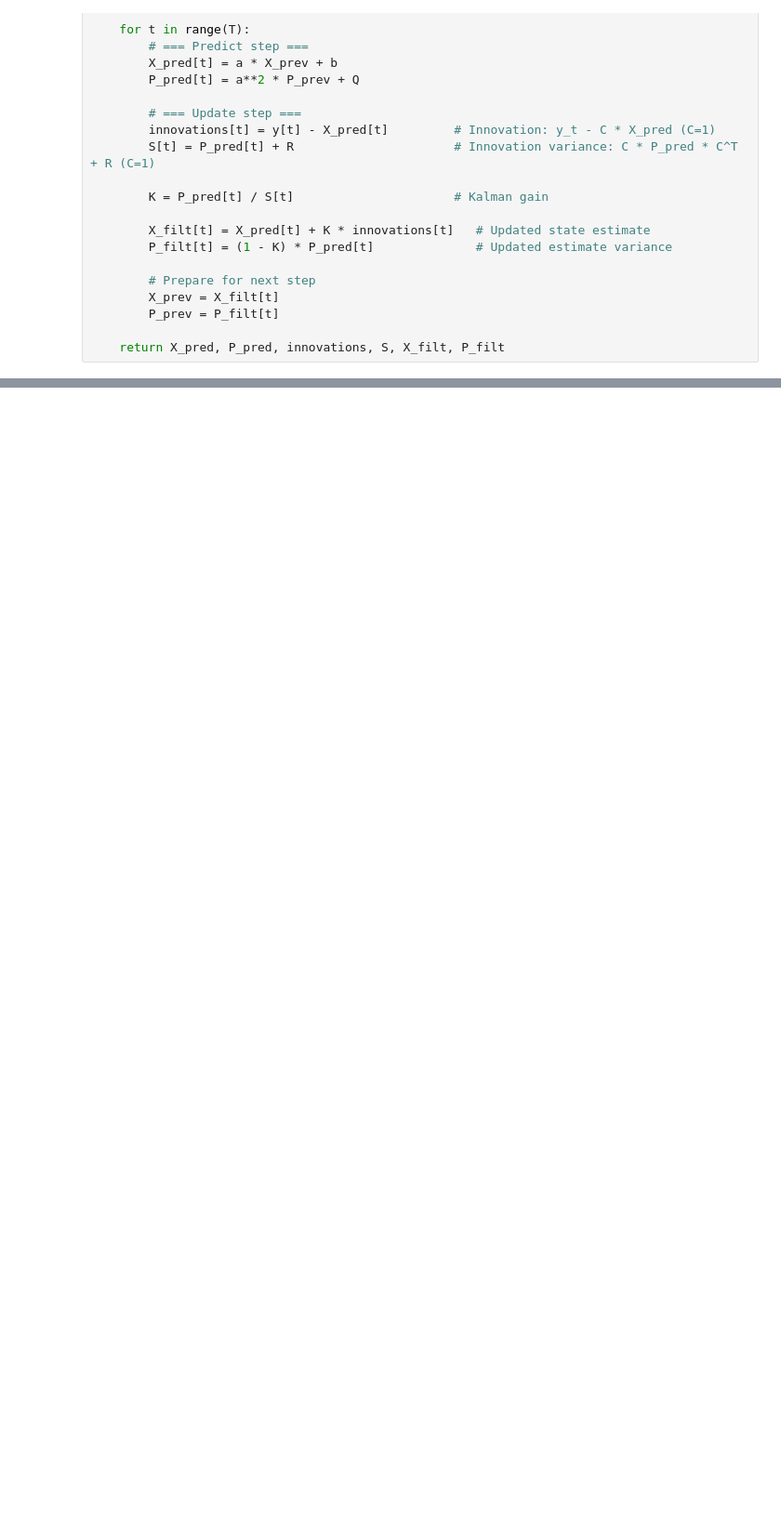
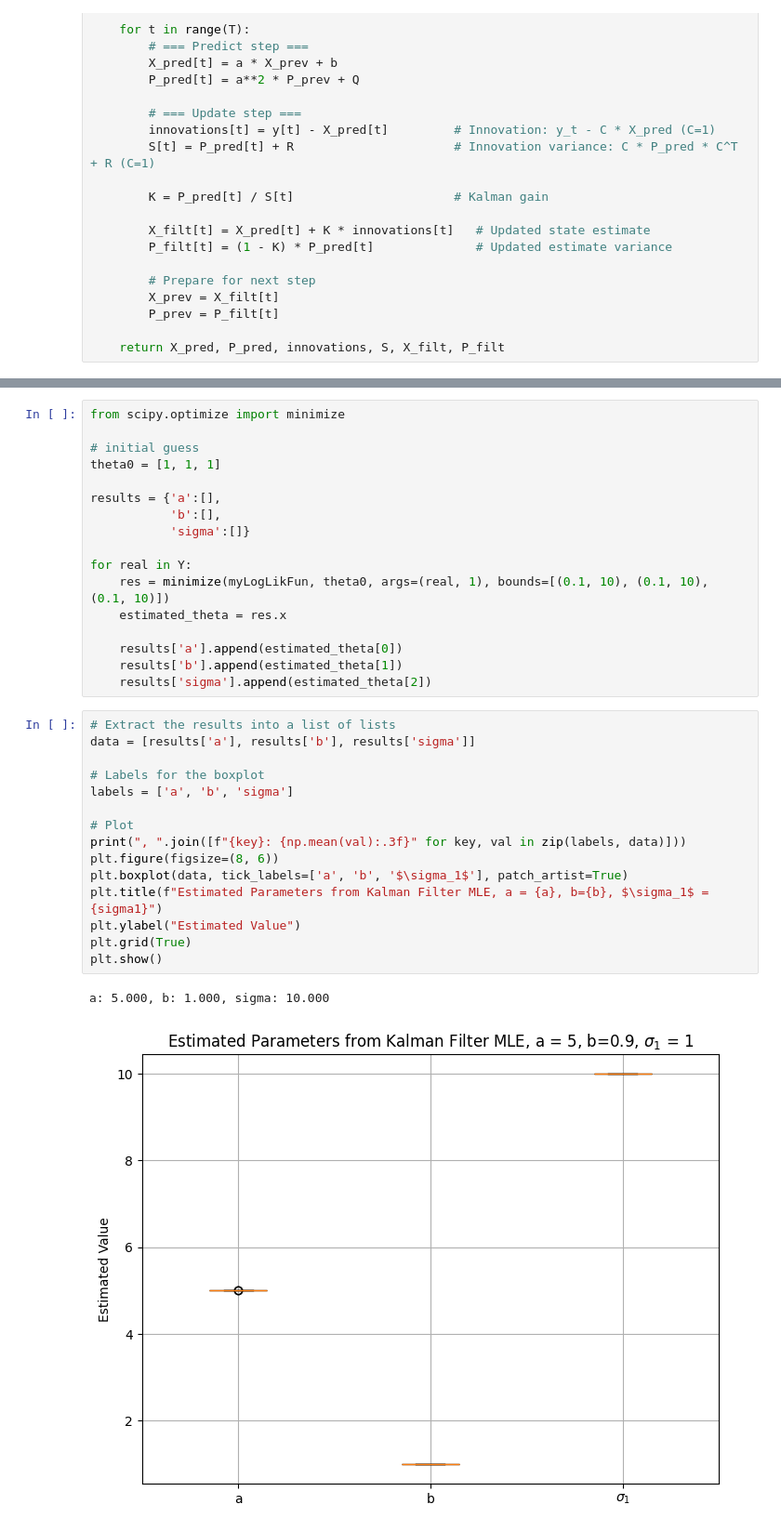
Before and after one commit to luca2618/Timeseries, a Jupyter notebook: assignment4/part1emcken.ipynb, the cells around one changed output, grey strips where cells are left out. Shown at 93% size. Cells and saved outputs as stored; diff of their text form; blank space fills up the shorter version.

```diff
--- a/assignment4/part1emcken.ipynb
+++ b/assignment4/part1emcken.ipynb
@@ -153,0 +188,35 @@ plt.show()
+# %%
+from scipy.optimize import minimize
+
+# initial guess
+theta0 = [1, 1, 1]
+
+results = {'a':[],
+           'b':[],
+           'sigma':[]}
+
+for real in Y:
+    res = minimize(myLogLikFun, theta0, args=(real, 1), bounds=[(0.1, 10), (0.1, 10), (0.1, 10)])
+    estimated_theta = res.x
+
+    results['a'].append(estimated_theta[0])
+    results['b'].append(estimated_theta[1])
+    results['sigma'].append(estimated_theta[2])
+# %%
+# Extract the results into a list of lists
+data = [results['a'], results['b'], results['sigma']]
+
+# Labels for the boxplot
+labels = ['a', 'b', 'sigma']
+
+# Plot
+print(", ".join([f"{key}: {np.mean(val):.3f}" for key, val in zip(labels, data)]))
+plt.figure(figsize=(8, 6))
+plt.boxplot(data, tick_labels=['a', 'b', '$\sigma_1$'], patch_artist=True)
+plt.title(f"Estimated Parameters from Kalman Filter MLE, a = {a}, b={b}, $\sigma_1$ = {sigma1}")
+plt.ylabel("Estimated Value")
+plt.grid(True)
+plt.show()
+# %% [output]
+a: 5.000, b: 1.000, sigma: 10.000
+[figure, added]
```
Also changed, not shown: parts of 10 cells of this notebook, 4 other files.
